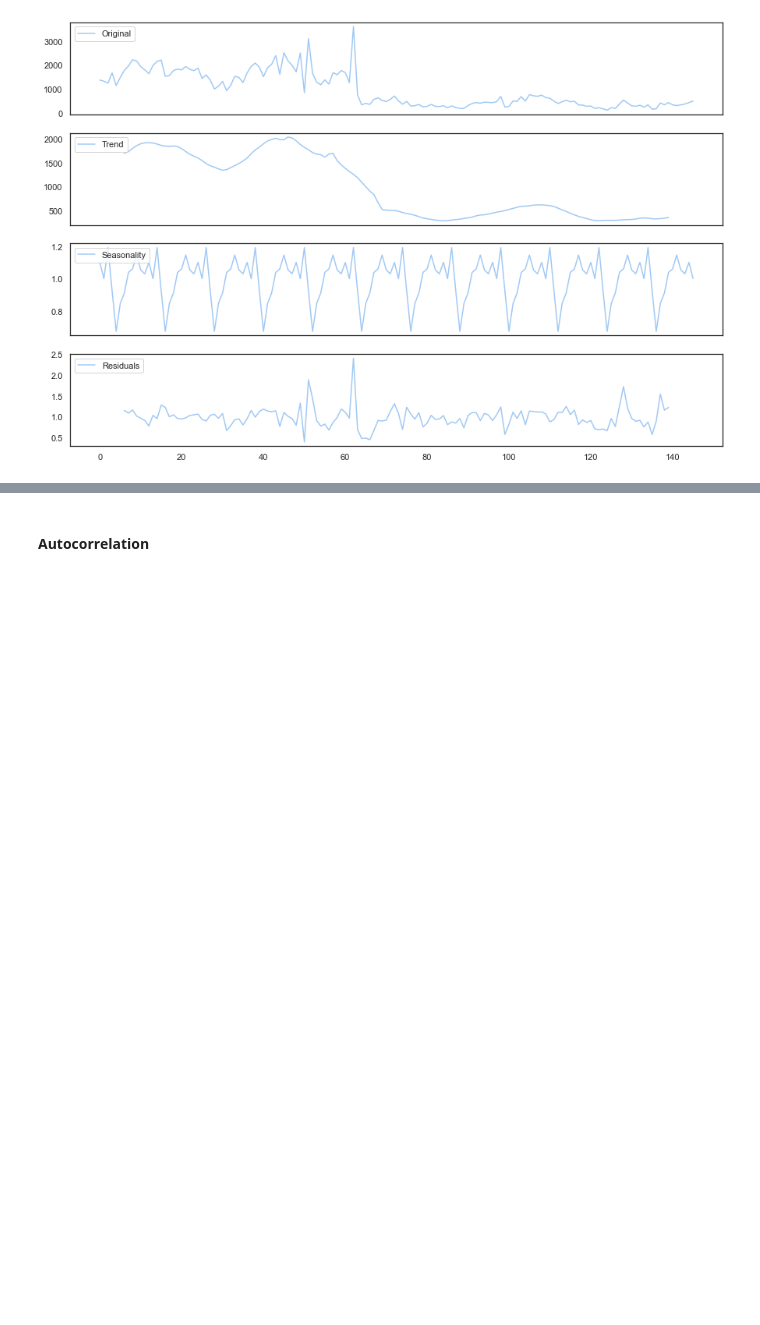
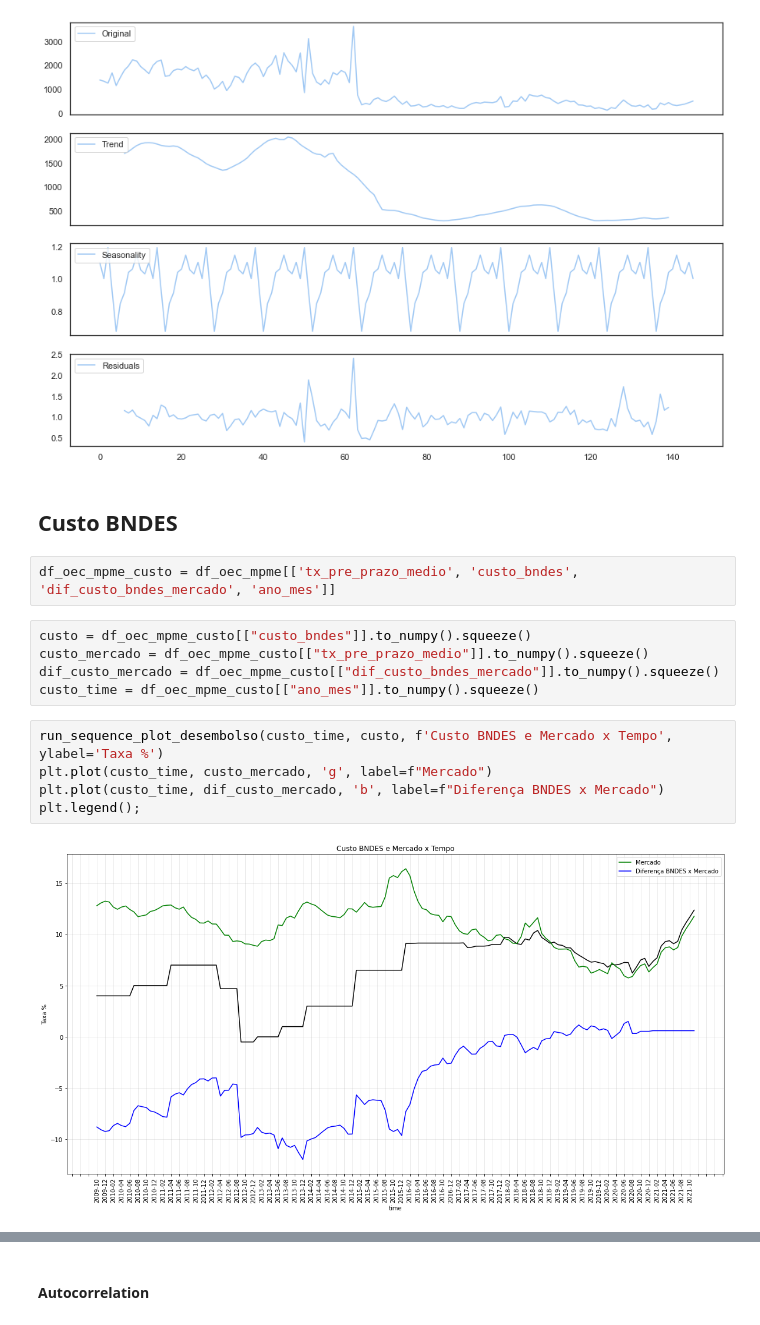
Before and after one commit to gdutramartins/forecast-desembolso, a Jupyter notebook: visualization.ipynb, the cells around one changed output, grey strips where cells are left out. Drawn from its saved outputs; the diff is of its cells as text; blank space fills up the shorter version.

```diff
--- a/visualization.ipynb
+++ b/visualization.ipynb
@@ -146,3 +145,19 @@ axes[3].plot(desembolso_decomposition.resid, label='Residuals')
 axes[3].legend(loc='upper left');
 # %% [output]
 [figure]
+# %% [markdown]
+## Custo BNDES
+# %%
+df_oec_mpme_custo = df_oec_mpme[['tx_pre_prazo_medio', 'custo_bndes', 'dif_custo_bndes_mercado', 'ano_mes']]
+# %%
+custo = df_oec_mpme_custo[["custo_bndes"]].to_numpy().squeeze()
+custo_mercado = df_oec_mpme_custo[["tx_pre_prazo_medio"]].to_numpy().squeeze()
+dif_custo_mercado = df_oec_mpme_custo[["dif_custo_bndes_mercado"]].to_numpy().squeeze()
+custo_time = df_oec_mpme_custo[["ano_mes"]].to_numpy().squeeze()
+# %%
+run_sequence_plot_desembolso(custo_time, custo, f'Custo BNDES e Mercado x Tempo', ylabel='Taxa %')
+plt.plot(custo_time, custo_mercado, 'g', label=f"Mercado")
+plt.plot(custo_time, dif_custo_mercado, 'b', label=f"Diferença BNDES x Mercado")
+plt.legend();
+# %% [output]
+[figure, added]
```
Also changed, not shown: parts of 24 cells of this notebook, 2 other files.
